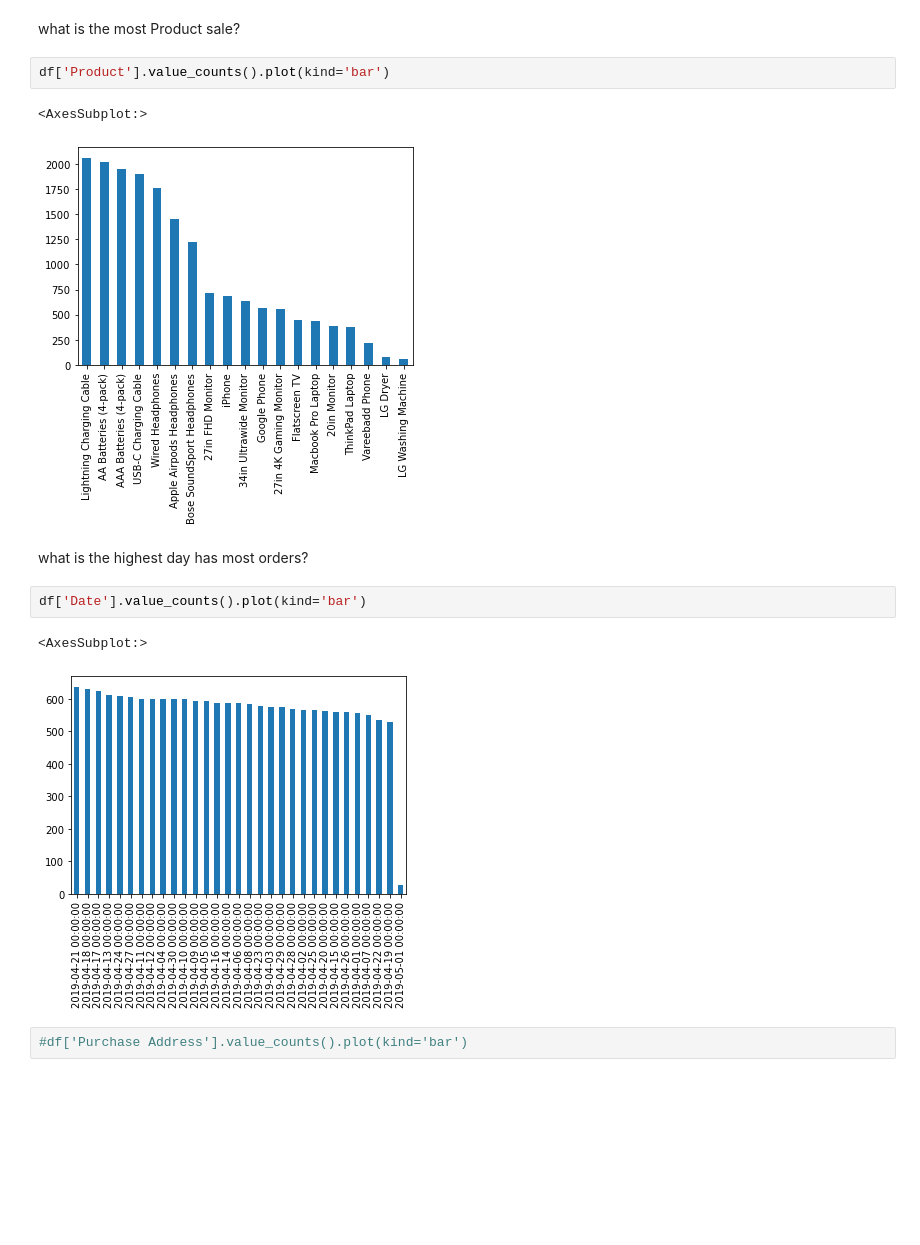
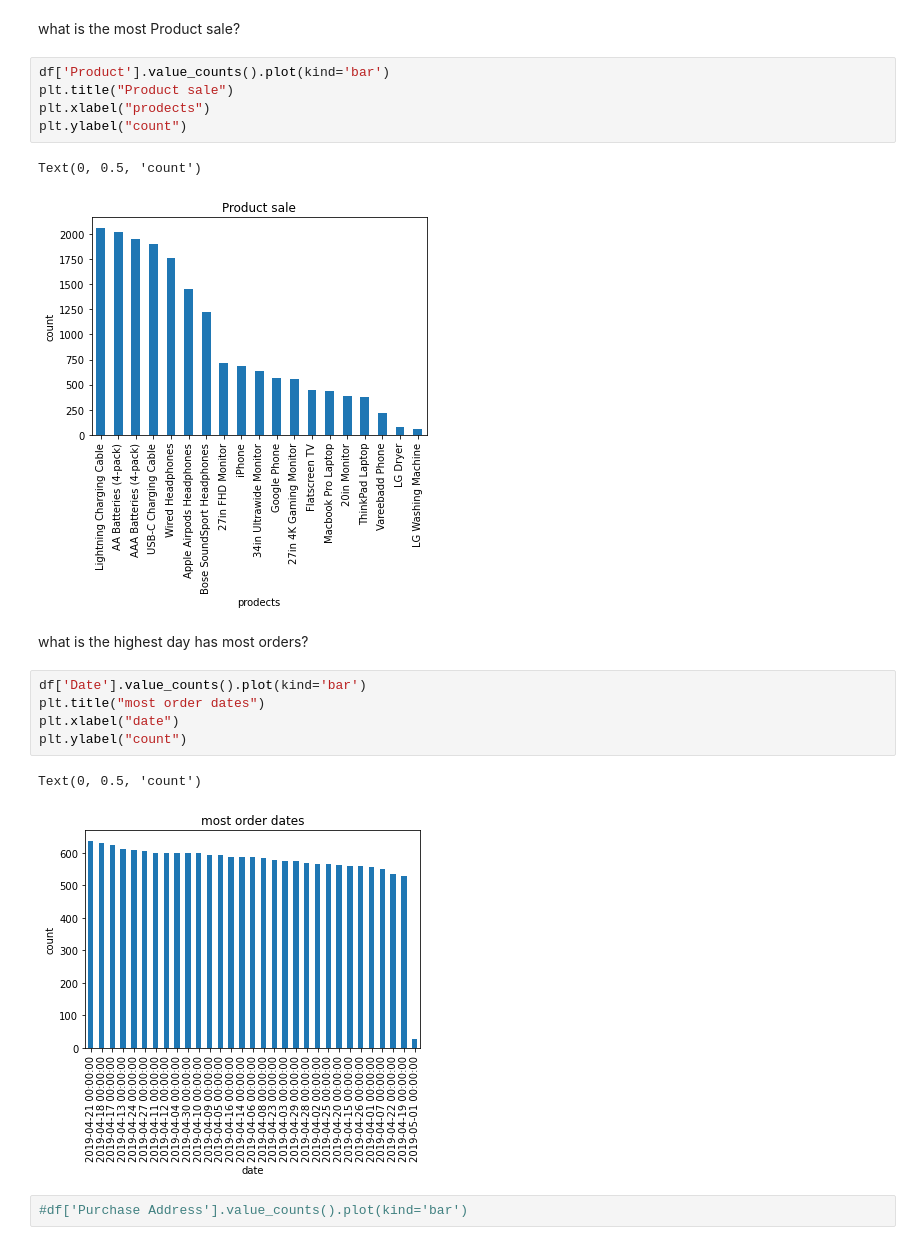
Before and after one commit to RazanAlzahrani1/EC_EDA, a Jupyter notebook: E company.ipynb, the cells around one changed output. Drawn from its saved outputs; the diff is of its cells as text; blank space fills up the shorter version.

```diff
--- a/E company.ipynb
+++ b/E company.ipynb
@@ -333,16 +333,22 @@ sns.heatmap(df.corr(), annot=True, cmap='Blues')
 what is the most Product sale?
 # %%
 df['Product'].value_counts().plot(kind='bar')
+plt.title("Product sale")
+plt.xlabel("prodects")
+plt.ylabel("count")
 # %% [output]
-<AxesSubplot:>
+Text(0, 0.5, 'count')
-[figure, old version]
+[figure, new version]
 # %% [markdown]
 what is the highest day has most orders?
 # %%
 df['Date'].value_counts().plot(kind='bar')
+plt.title("most order dates")
+plt.xlabel("date")
+plt.ylabel("count")
 # %% [output]
-<AxesSubplot:>
+Text(0, 0.5, 'count')
-[figure, old version]
+[figure, new version]
 # %%
 #df['Purchase Address'].value_counts().plot(kind='bar')
 # %% [markdown]
```
Also changed, not shown: parts of 16 cells of this notebook.
